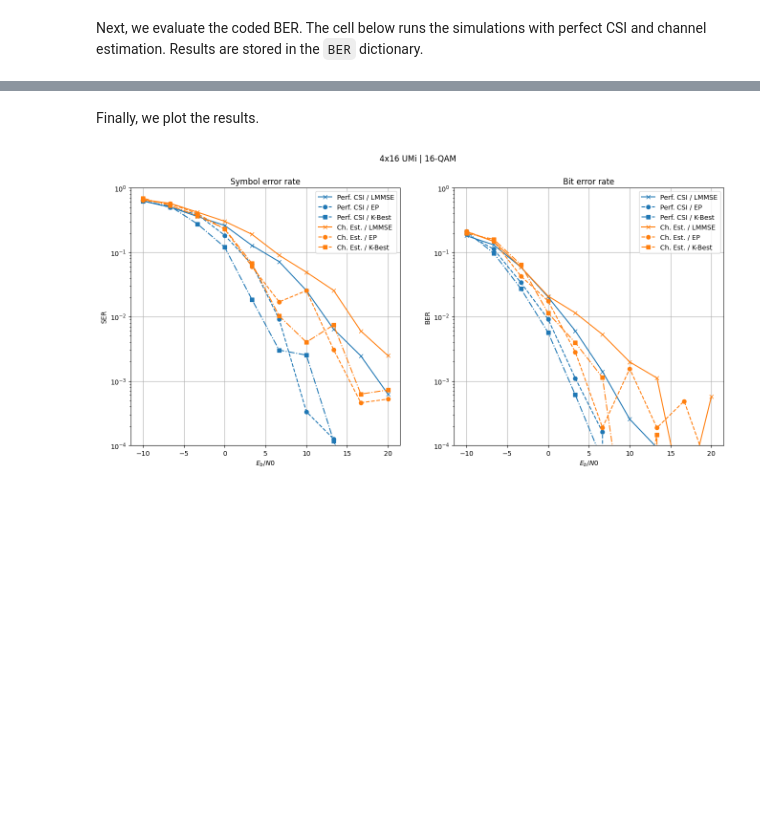
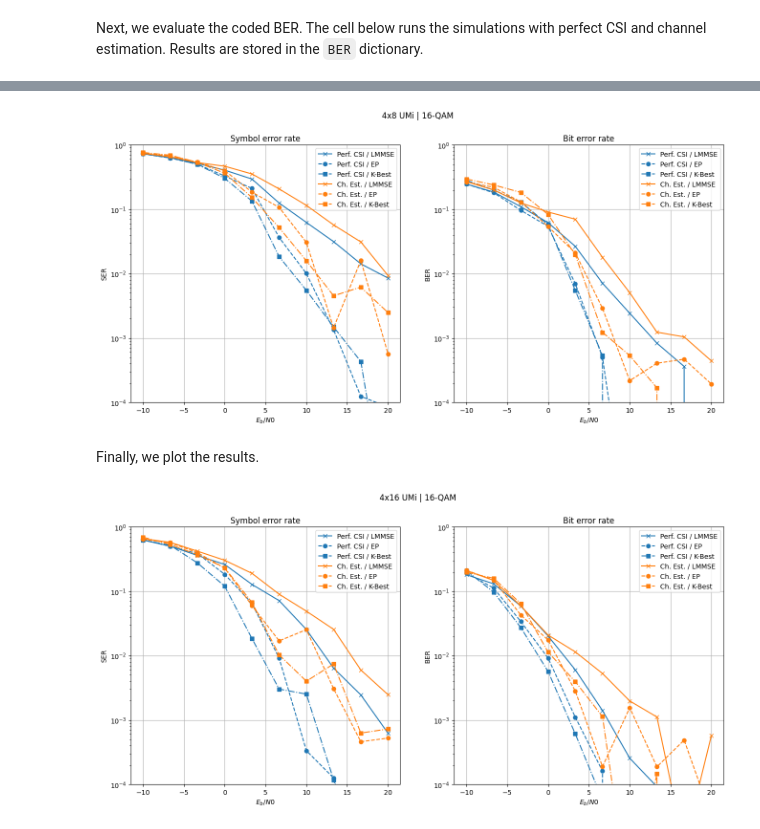
Before and after one commit to tindaiz/OFDM-MIMO-Channel-Estimation-and-Detection---Sionna, a Jupyter notebook: tutorials/phy/OFDM_MIMO_Detection.ipynb, the cells around one changed output, grey strips where cells are left out. Cells and saved outputs as stored; diff of their text form; code cells hidden in the pictures; blank space fills up the shorter version.

```diff
--- a/tutorials/phy/OFDM_MIMO_Detection.ipynb
+++ b/tutorials/phy/OFDM_MIMO_Detection.ipynb
@@ -150,9 +152,13 @@ UT_ANTENNA = Antenna(polarization='single',
 # The base station is equipped with an antenna
 # array of 8 cross-polarized antennas,
 # resulting in a total of 16 antenna elements.
-NUM_RX_ANT = 16
-BS_ARRAY = PanelArray(num_rows_per_panel=4,
-                      num_cols_per_panel=2,
+
+
+#thu 2 truong hop 4x16 và 2x8
+#NUM_RX_ANT = 16  # 16 = 4x4
+NUM_RX_ANT = 8
+BS_ARRAY = PanelArray(num_rows_per_panel=2,  # gốc 4
+                      num_cols_per_panel=2, # gốc 2
                       polarization='dual',
                       polarization_type='cross',
                       antenna_pattern='38.901', # 3GPP 38.901 antenna pattern
@@ -952,5 +982,52 @@ EbNo [dB] |        BER |       BLER |  bit errors |    num bits | block errors |
 
 Simulation stopped as no error occurred @ EbNo = 16.7 dB.
+# %%
+fig, ax = plt.subplots(1,2, figsize=(16,7))
+fig.suptitle(f"{NUM_TX}x{NUM_RX_ANT} UMi | {2**NUM_BITS_PER_SYMBOL}-QAM")
+
+## SER
+
+ax[0].set_title("Symbol error rate")
+# Perfect CSI
+ax[0].semilogy(EBN0_DBs, SER['Perf. CSI / LMMSE'], 'x-', label='Perf. CSI / LMMSE', c='C0')
+ax[0].semilogy(EBN0_DBs, SER['Perf. CSI / EP'], 'o--', label='Perf. CSI / EP', c='C0')
+ax[0].semilogy(EBN0_DBs, SER['Perf. CSI / K-Best'], 's-.', label='Perf. CSI / K-Best', c='C0')
+# ax[0].semilogy(EBN0_DBs, SER['Perf. CSI / MMSE-PIC'], 'd:', label='Perf. CSI / MMSE-PIC', c='C0')
+
+# Imperfect CSI
+ax[0].semilogy(EBN0_DBs, SER['Ch. Est. / LMMSE'], 'x-', label='Ch. Est. / LMMSE', c='C1')
+ax[0].semilogy(EBN0_DBs, SER['Ch. Est. / EP'], 'o--', label='Ch. Est. / EP', c='C1')
+ax[0].semilogy(EBN0_DBs, SER['Ch. Est. / K-Best'], 's-.', label='Ch. Est. / K-Best', c='C1')
+# ax[0].semilogy(EBN0_DBs, SER['Ch. Est. / MMSE-PIC'], 'd:', label='Ch. Est. / MMSE-PIC', c='C1')
+
+ax[0].set_xlabel(r"$E_b/N0$")
+ax[0].set_ylabel("SER")
+ax[0].set_ylim((1e-4, 1.0))
+ax[0].legend()
+ax[0].grid(True)
+
+## SER
+
+ax[1].set_title("Bit error rate")
+# Perfect CSI
+ax[1].semilogy(EBN0_DBs, BER['Perf. CSI / LMMSE'], 'x-', label='Perf. CSI / LMMSE', c='C0')
+ax[1].semilogy(EBN0_DBs, BER['Perf. CSI / EP'], 'o--', label='Perf. CSI / EP', c='C0')
+ax[1].semilogy(EBN0_DBs, BER['Perf. CSI / K-Best'], 's-.', label='Perf. CSI / K-Best', c='C0')
+# ax[1].semilogy(EBN0_DBs, BER['Perf. CSI / MMSE-PIC'], 'd:', label='Perf. CSI / MMSE-PIC', c='C0')
+
+# Imperfect CSI
+ax[1].semilogy(EBN0_DBs, BER['Ch. Est. / LMMSE'], 'x-', label='Ch. Est. / LMMSE', c='C1')
+ax[1].semilogy(EBN0_DBs, BER['Ch. Est. / EP'], 'o--', label='Ch. Est. / EP', c='C1')
+ax[1].semilogy(EBN0_DBs, BER['Ch. Est. / K-Best'], 's-.', label='Ch. Est. / K-Best', c='C1')
+# ax[1].semilogy(EBN0_DBs, BER['Ch. Est. / MMSE-PIC'], 'd:', label='Ch. Est. / MMSE-PIC', c='C1')
+
+ax[1].set_xlabel(r"$E_b/N0$")
+ax[1].set_ylabel("BER")
+ax[1].set_ylim((1e-4, 1.0))
+ax[1].legend()
+ax[1].grid(True)
+# %% [output]
+[figure, added]
 # %% [markdown]
 Finally, we plot the results.
 # %%
```
Also changed, not shown: parts of 7 cells of this notebook.
